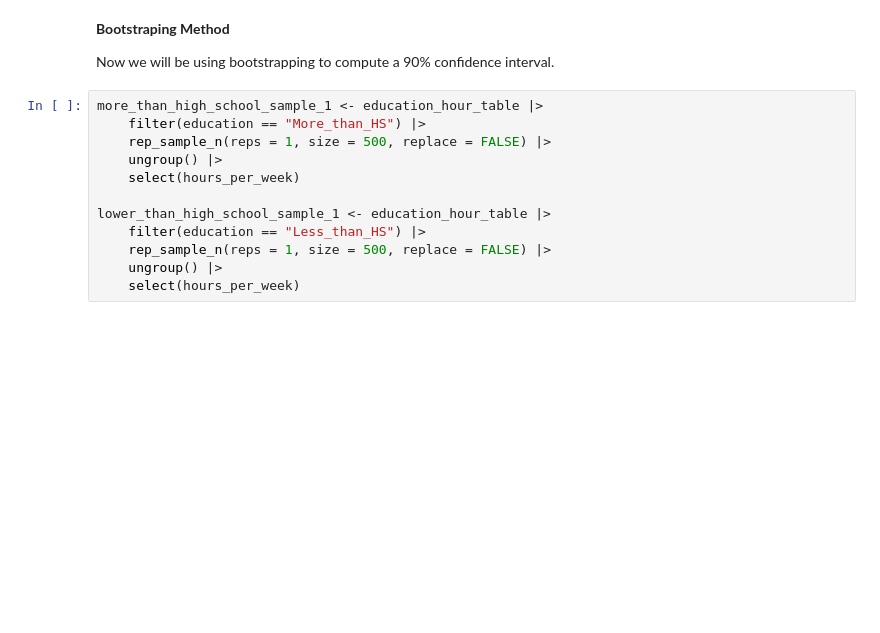
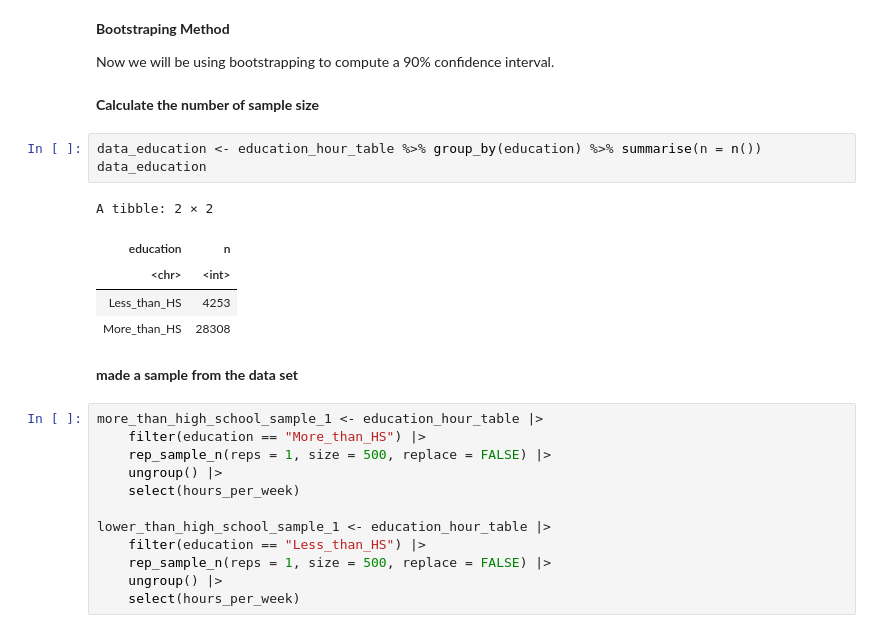
Before and after one commit to sidnand/Inferential-Report-on-Adult-Working-Hours, a Jupyter notebook: Final Report.ipynb, the cells around one changed output. Cells and saved outputs as stored; diff of their text form; blank space fills up the shorter version.

Commit message:
add exp for education step by step

```diff
--- a/Final Report.ipynb
+++ b/Final Report.ipynb
@@ -427,6 +429,19 @@ education_hour_box_plot
 **Bootstraping Method**
 
 Now we will be using bootstrapping to compute a 90% confidence interval.
+# %% [markdown]
+**Calculate the number of sample size**
+# %%
+data_education <- education_hour_table %>% group_by(education) %>% summarise(n = n())
+data_education
+# %% [output]
+A tibble: 2 × 2
+| education | n |
+| <chr> | <int> |
+| Less_than_HS | 4253 |
+| More_than_HS | 28308 |
+# %% [markdown]
+**made a sample from the data set**
 # %%
 more_than_high_school_sample_1 <- education_hour_table |>
     filter(education == "More_than_HS") |>
```
Also changed, not shown: parts of 14 cells of this notebook.
